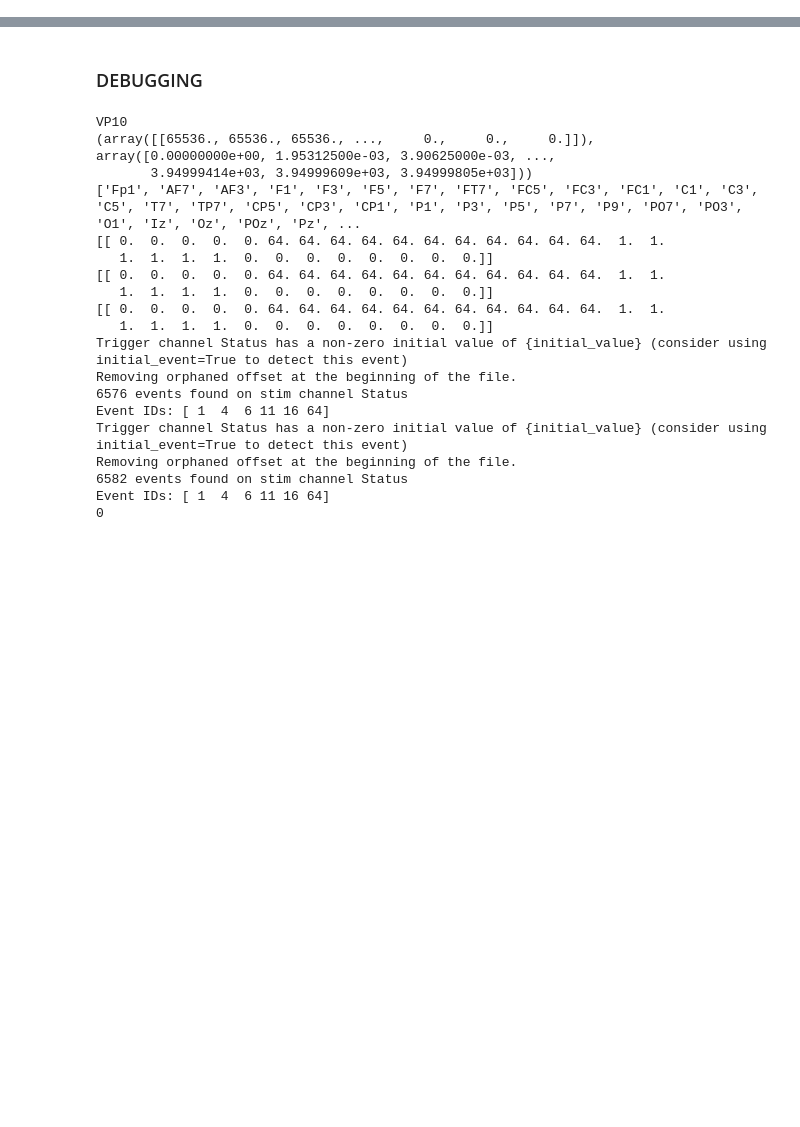
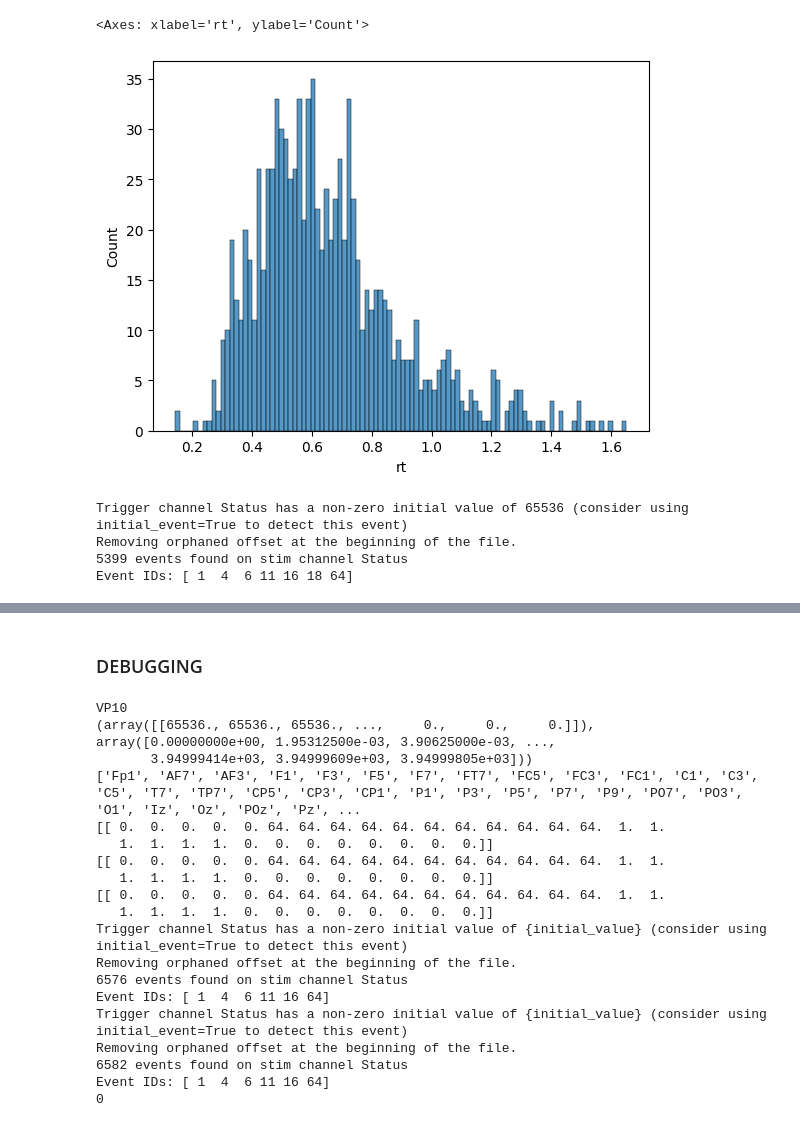
Before and after one commit to rickdott/prp, a Jupyter notebook: preprocessing/1_epoching.ipynb, the cells around one changed output, grey strips where cells are left out. Saved outputs shown, nothing was run; the diff lists cells and outputs as text; code cells hidden in the pictures; blank space fills up the shorter version.

```diff
--- a/preprocessing/1_epoching.ipynb
+++ b/preprocessing/1_epoching.ipynb
@@ -6,10 +6,10 @@ import numpy as np
 import pandas as pd
 from pathlib import Path
 
-DATA_PATH = Path("../data/")
+DATA_PATH = Path(os.getenv("DATA_PATH"))
 # %%
-path = DATA_PATH / "post_ica"
-out_path = DATA_PATH / "epoched"
+path = DATA_PATH / "prp/post_ica"
+out_path = DATA_PATH / "prp/epoched"
 subj_names = []
 
 for file in path.glob("*"):
@@ -105,0 +22,4 @@ def get_events(raw, tmin, tmax):
+# %%
+raw = mne.io.read_raw_fif(path / f"post_ica_VP1_raw.fif", preload=True, verbose=False)
+# %%
+epochs, events = create_epochs_t1(-.25, 2, raw)
@@ -105,0 +37,14 @@ def get_events(raw, tmin, tmax):
+# %%
+import matplotlib.pyplot as plt
+import seaborn as sns
+sns.histplot(epochs.metadata.rt, bins=100)
+# %% [output]
+<Axes: xlabel='rt', ylabel='Count'>
+[figure, added]
+# %%
+events, metadata, s1_indices, _ = get_events(raw, -.25, 2)
+# %% [output]
+Trigger channel Status has a non-zero initial value of 65536 (consider using initial_event=True to detect this event)
+Removing orphaned offset at the beginning of the file.
+5399 events found on stim channel Status
+Event IDs: [ 1  4  6 11 16 18 64]
```
Also changed, not shown: parts of 14 cells of this notebook, 28 other files.
